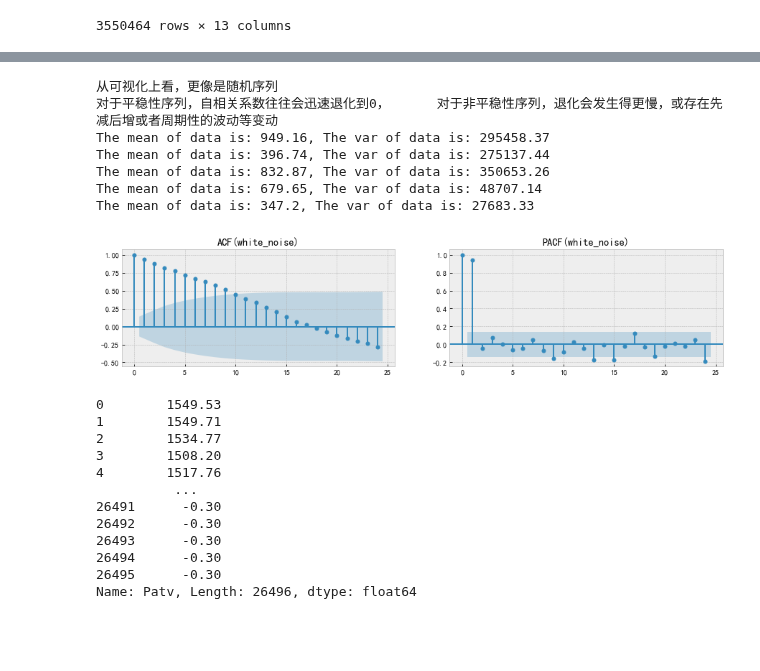
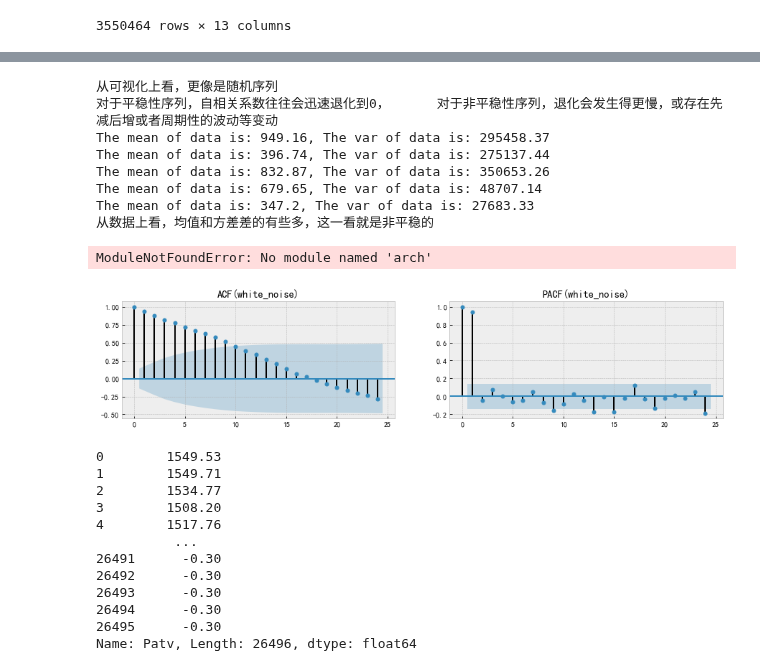
Before and after one commit to iszhangli/DataMining, a Jupyter notebook: TimeSeries/eda.ipynb, the cells around one changed output, grey strips where cells are left out. Drawn from its saved outputs; the diff is of its cells as text; code cells hidden in the pictures; blank space fills up the shorter version.

```diff
--- a/TimeSeries/eda.ipynb
+++ b/TimeSeries/eda.ipynb
@@ -110,37 +110,40 @@ plot_pacf(data, ax=ax[1])
 ax[1].set_title('PACF(white_noise)')
 print('对于平稳性序列，自相关系数往往会迅速退化到0，\
       对于非平稳性序列，退化会发生得更慢，或存在先减后增或者周期性的波动等变动')
 # 3、均值 方差
 k = 5
 n = int(len(data) / k)
 for i in range(k):
     # print(data[n*i:n*(i+1)])
     avg = np.mean(data[i*n:n*(i+1)])
     var = np.var(data[i*n:n*(i+1)])
     print(f'The mean of data is: {round(avg,2)}, The var of data is: {round(var,2)}',)
 print('从数据上看，均值和方差差的有些多，这一看就是非平稳的')
 # 4、单位根检验
+import numpy as np
 from arch.unitroot import ADF
-import numpy as np
+adf = ADF(data)
+print(adf.summary().as_text())
+
 from arch.unitroot import PhillipsPerron
-import numpy as np
 from arch.unitroot import DFGLS
-import numpy as np
 from arch.unitroot import KPSS
 
 
 # res = adfuller(data)
 # print('p value:', res)
 # data
 # %% [output]
 从可视化上看，更像是随机序列
 对于平稳性序列，自相关系数往往会迅速退化到0，      对于非平稳性序列，退化会发生得更慢，或存在先减后增或者周期性的波动等变动
 The mean of data is: 949.16, The var of data is: 295458.37
 The mean of data is: 396.74, The var of data is: 275137.44
 The mean of data is: 832.87, The var of data is: 350653.26
 The mean of data is: 679.65, The var of data is: 48707.14
 The mean of data is: 347.2, The var of data is: 27683.33
+从数据上看，均值和方差差的有些多，这一看就是非平稳的
+ModuleNotFoundError: No module named 'arch'
-[figure, old version]
+[figure, new version]
 # %%
 data
 # %% [output]
```
Also changed, not shown: parts of 2 cells of this notebook, 2 other files.
